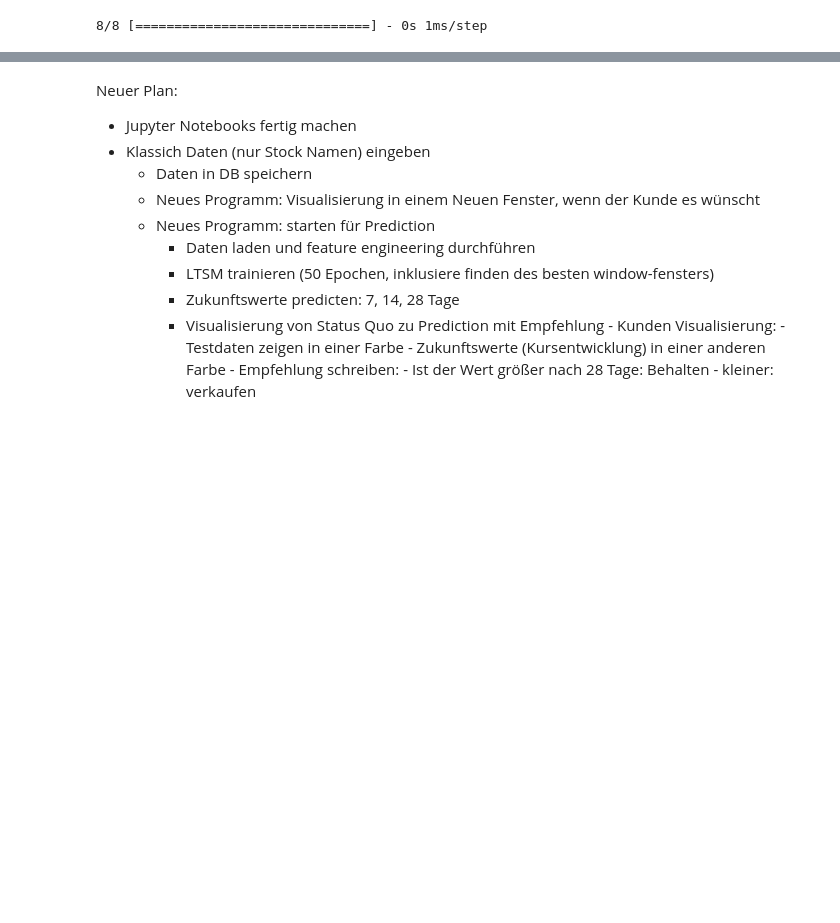
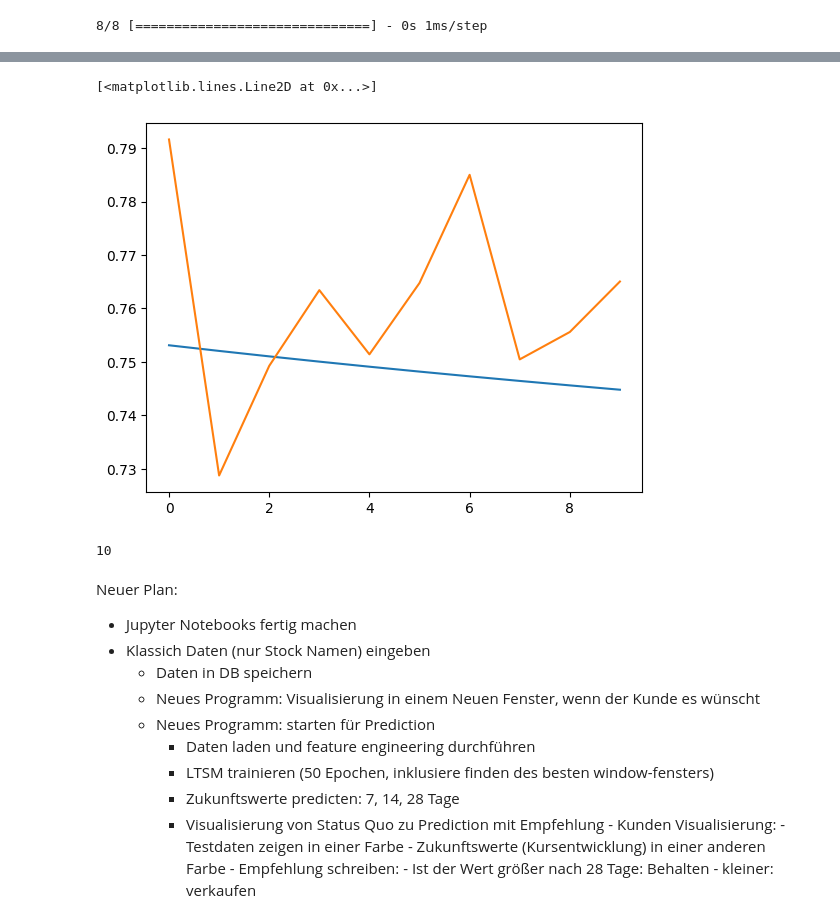
Before and after one commit to maximkiesel1/Stock_Market_Prediction, a Jupyter notebook: Modeling_Stock_Market_Prediction.ipynb, the cells around one changed output, grey strips where cells are left out. Drawn from its saved outputs; the diff is of its cells as text; code cells hidden in the pictures; blank space fills up the shorter version.

```diff
--- a/Modeling_Stock_Market_Prediction.ipynb
+++ b/Modeling_Stock_Market_Prediction.ipynb
@@ -701,2 +486,0 @@ KeyError: 'Open'
-# %%
-model1 = best_models['BMW.DE']['model']
@@ -780,0 +507,11 @@ Definition des Abfrageprozesses:
+# %%
+data = Xs_test['JNJ'][-1]
+
+predictions_list = []
+
+for i in range(1, 29):  # Wiederholen Sie den Vorgang 10 Mal, um Vorhersagen für die nächsten 10 Zeitschritte zu erhalten
+
+    print(i)
+    prediction = model1.predict(np.array(data).reshape(1, 10, 17))  # Das Modell erwartet eine Eingabeform von (1, 10, 17)
+    predictions_list.append(prediction)
+    data = np.vstack((data[1:], prediction))
@@ -780,0 +536,3 @@ Definition des Abfrageprozesses:
+# %%
+a = [arr[-1] for arr in data]
+b = [arr[-1] for arr in Xs_test['JNJ'][-1]]
@@ -781,3 +552,13 @@ Definition des Abfrageprozesses:
+# %%
+plt.plot(a)
+plt.plot(b)
+# %% [output]
+[<matplotlib.lines.Line2D at 0x...>]
+[figure, added]
+# %%
+len(data)
+# %% [output]
+10
 # %% [markdown]
 Neuer Plan:
 - Jupyter Notebooks fertig machen
```
Also changed, not shown: parts of 43 cells of this notebook, 10 other files.
